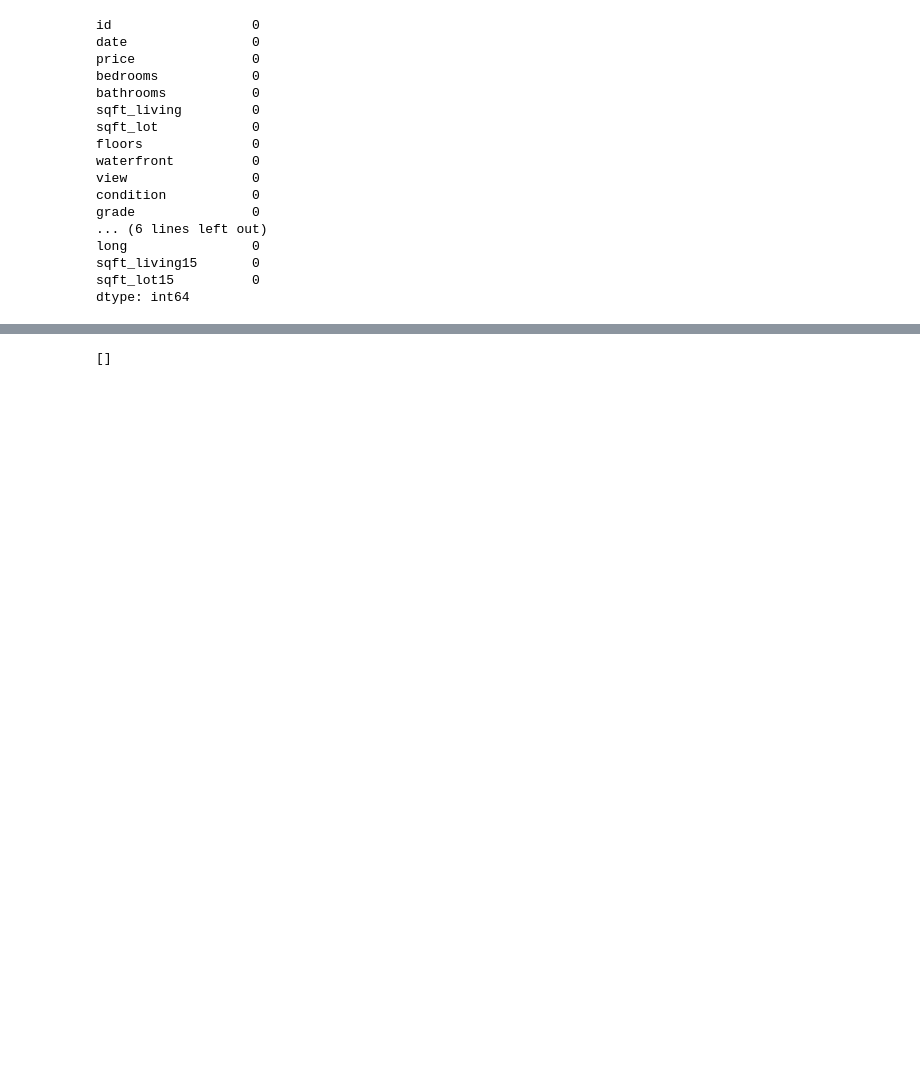
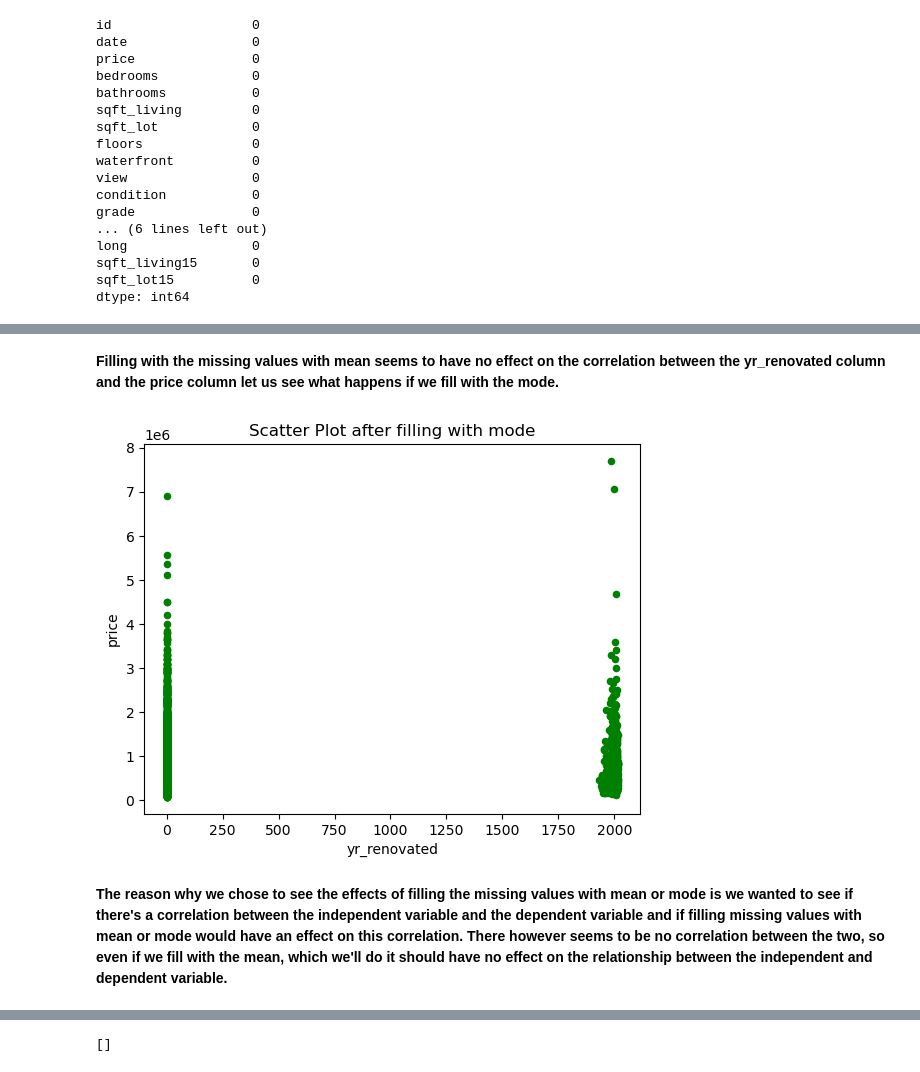
Before and after one commit to DennisWainaina/Megamax-Real-Estate-House-Project, a Jupyter notebook: index.ipynb, the cells around one changed output, grey strips where cells are left out. Cells and saved outputs as stored; diff of their text form; code cells hidden in the pictures; blank space fills up the shorter version.

```diff
--- a/index.ipynb
+++ b/index.ipynb
@@ -257,0 +284,19 @@ dtype: int64
+# %% [markdown]
+**Filling with the missing values with mean seems to have no effect on the correlation between the yr_renovated column and the price column let us see what happens if we fill with the mode.**
+# %%
+# Creating copy
+new_test_data = house_data.copy()
+
+# Filling copy with mode of column
+new_test_data['yr_renovated'].fillna(new_test_data['yr_renovated'].mode()[0], inplace=True)
+
+# Checking to see if missing values of copy have been filled
+new_test_data.isnull().sum()
+
+# Plotting scatter plot
+new_test_data.plot.scatter(x='yr_renovated', y='price', c='green')
+plt.title('Scatter Plot after filling with mode');
+# %% [output]
+[figure, added]
+# %% [markdown]
+**The reason why we chose to see the effects of filling the missing values with mean or mode is we wanted to see if there's a correlation between the independent variable and the dependent variable and if filling missing values with mean or mode would have an effect on this correlation. There however seems to be no correlation between the two, so even if we fill with the mean, which we'll do it should have no effect on the relationship between the independent and dependent variable.**
```
Also changed, not shown: parts of 7 cells of this notebook.
